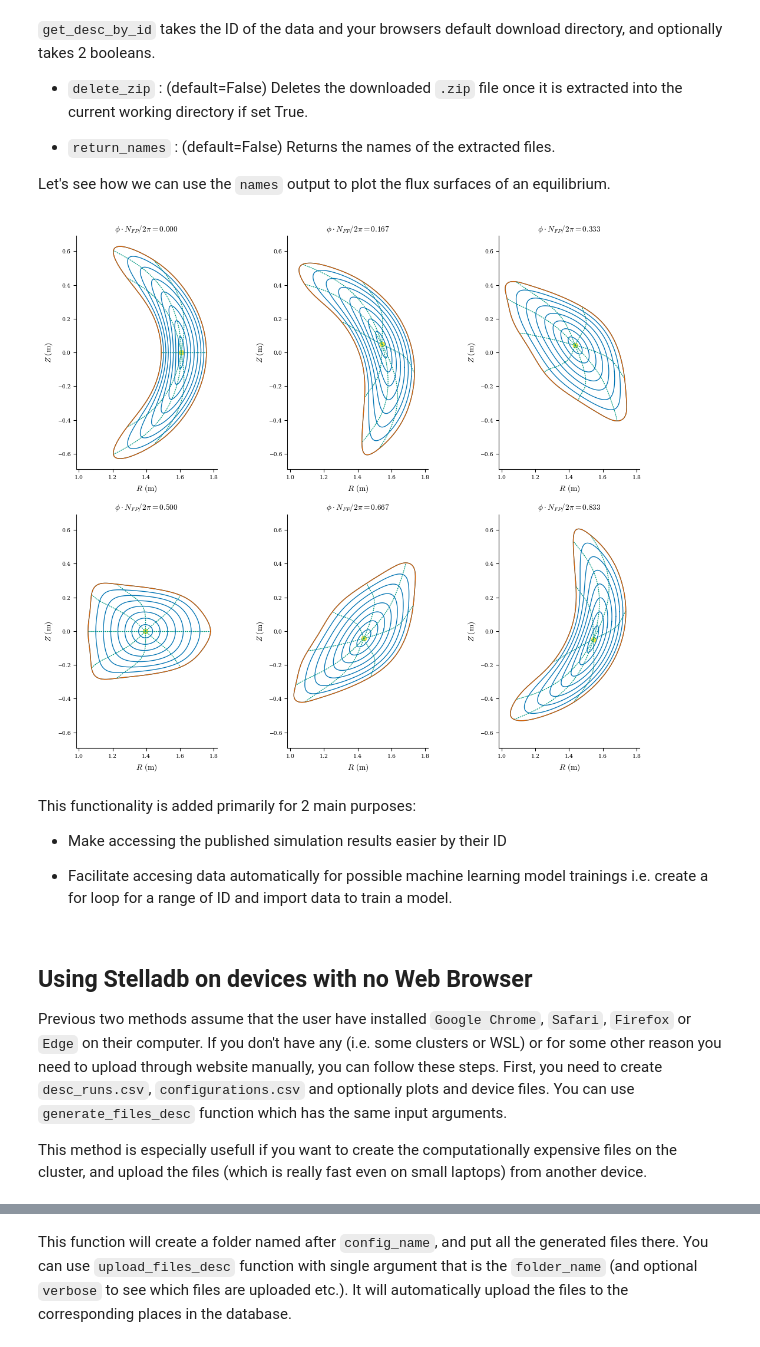
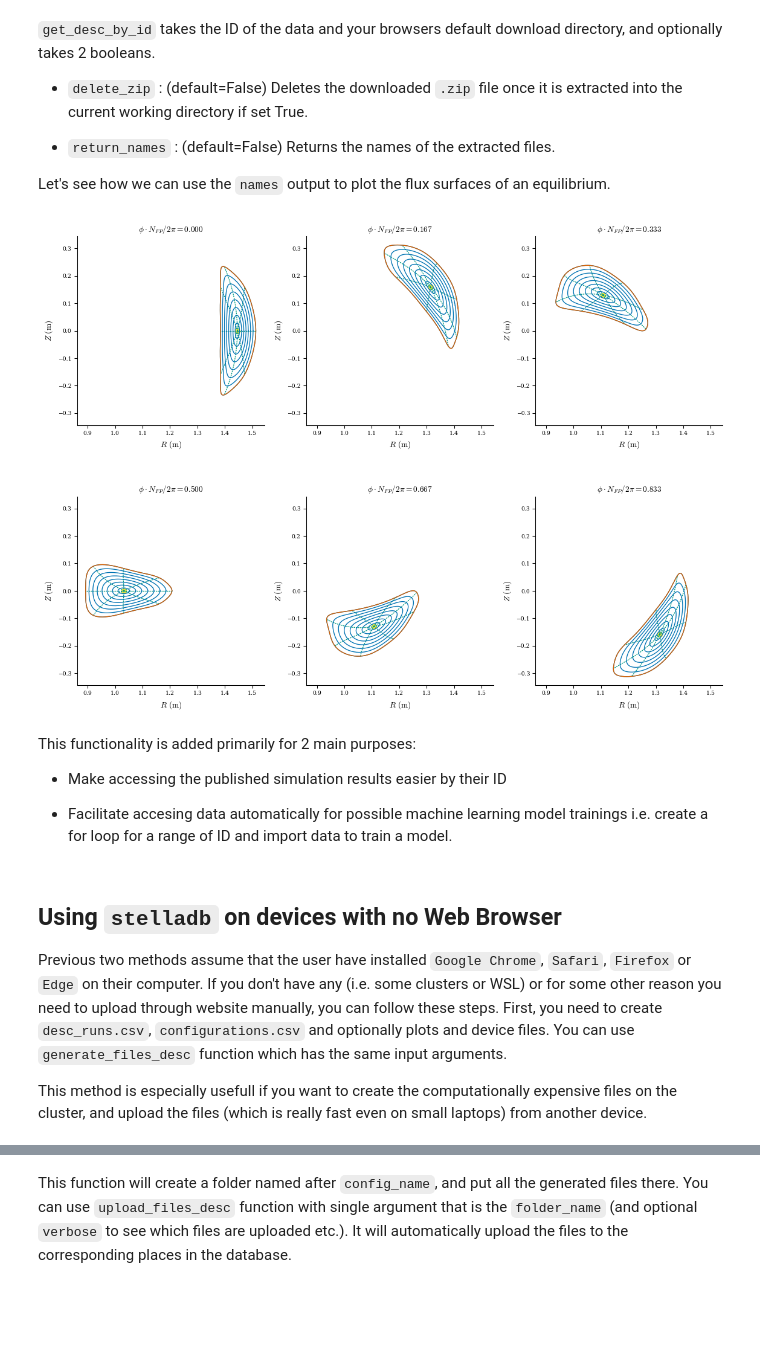
Before and after one commit to PlasmaControl/Stellarator-Database, a Jupyter notebook: tutorials/tutorial_basics.ipynb, the cells around one changed output, grey strips where cells are left out. Cells and saved outputs as stored; diff of their text form; code cells hidden in the pictures; blank space fills up the shorter version.

```diff
--- a/tutorials/tutorial_basics.ipynb
+++ b/tutorials/tutorial_basics.ipynb
@@ -125,7 +108,7 @@ The file tutorial_HELIOTRON_by_file_name_3d.html has been uploaded as plot3d_des
 
 If you found a simulation result that you want to use from the website or if a publication gives an ID for a DESC simulation, you can use the following example to download the data from the Python interface.
 # %%
-names = get_desc_by_id(id=340, download_directory="/home/yigit/Downloads", delete_zip=True, return_names=True)
+names = get_desc_by_id(id=19, delete_zip=True, return_names=True)
 print(names)
 # %% [output]
 Searching in the database...
@@ -146,15 +129,14 @@ Let's see how we can use the `names` output to plot the flux surfaces of an equi
 # %%
 from desc.plotting import plot_surfaces
 from desc.equilibrium import Equilibrium
 
 # load the equilibrium and plot the surfaces
-# stored data was originally an EquilibriumFamily, so we need to get the last equilibrium
-eq = Equilibrium.load(names[0])[-1]
-# names is a list of names (not in this case but it could be), so we need to get
-# the one ending with .h5
+eq = Equilibrium.load(names[0])
+# names is a list of names (.h5 file, input file, extra scripts etc),
+# so we need to get the one ending with .h5
 plot_surfaces(eq);
 # %% [output]
-[figure, old version]
+[figure, new version]
 # %% [markdown]
 This functionality is added primarily for 2 main purposes:
 
@@ -162,7 +144,7 @@ This functionality is added primarily for 2 main purposes:
 
 - Facilitate accesing data automatically for possible machine learning model trainings i.e. create a for loop for a range of ID and import data to train a model.
 # %% [markdown]
-## Using Stelladb on devices with no Web Browser
+## Using ``stelladb`` on devices with no Web Browser
 
 Previous two methods assume that the user have installed `Google Chrome`, `Safari`, `Firefox` or `Edge` on their computer. If you don't have any (i.e. some clusters or WSL) or for some other reason you need to upload through website manually, you can follow these steps. First, you need to create `desc_runs.csv`, `configurations.csv`  and optionally plots and device files. You can use `generate_files_desc` function which has the same input arguments.
 
```
Also changed, not shown: parts of 10 cells of this notebook.
